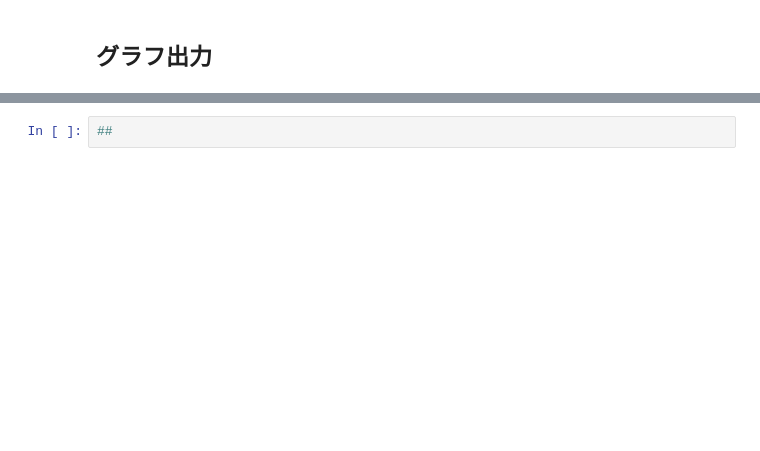
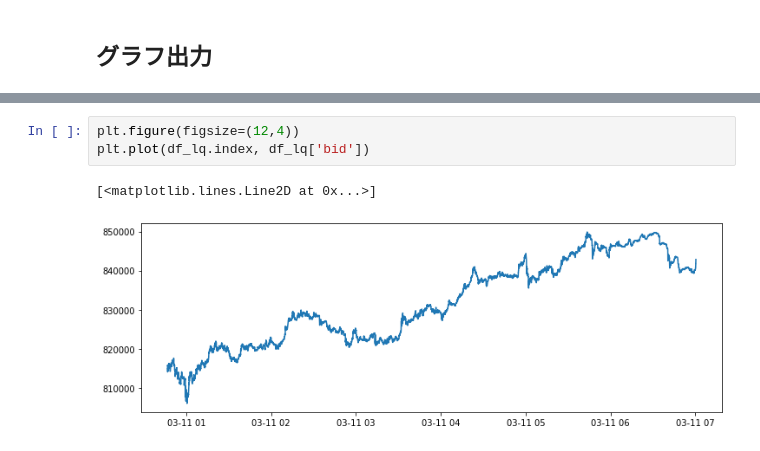
Before and after one commit to tsu-nera/bakuchi, a Jupyter notebook: notebooks/backtest.ipynb, the cells around one changed output, grey strips where cells are left out. Cells and saved outputs as stored; diff of their text form; blank space fills up the shorter version.

```diff
--- a/notebooks/backtest.ipynb
+++ b/notebooks/backtest.ipynb
@@ -72,2 +86,6 @@ plt.plot(df_cc.index, df_cc['bid'])
-# %%
-##
+# %%
+plt.figure(figsize=(12,4))
+plt.plot(df_lq.index, df_lq['bid'])
+# %% [output]
+[<matplotlib.lines.Line2D at 0x...>]
+[figure, added]
```
Also changed, not shown: parts of 8 cells of this notebook, 3 other files.
